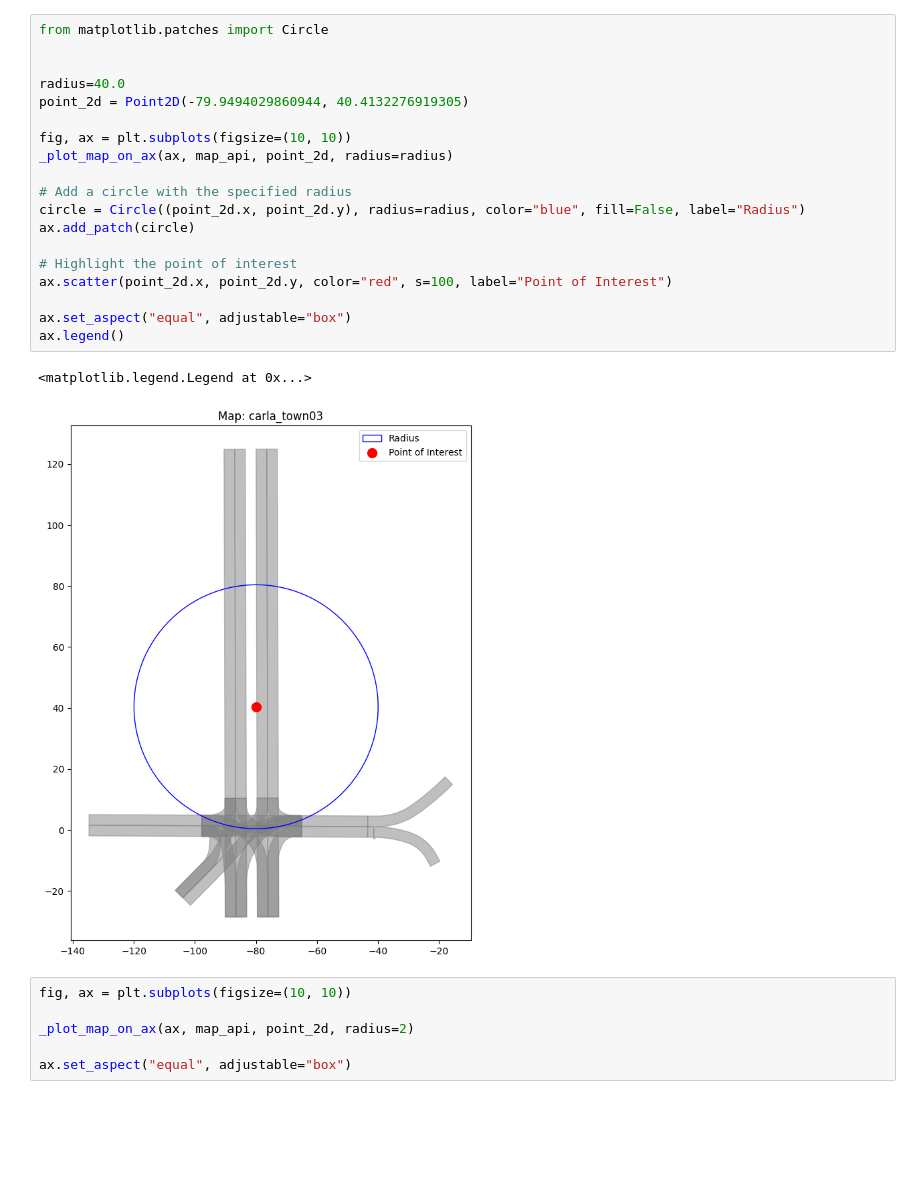
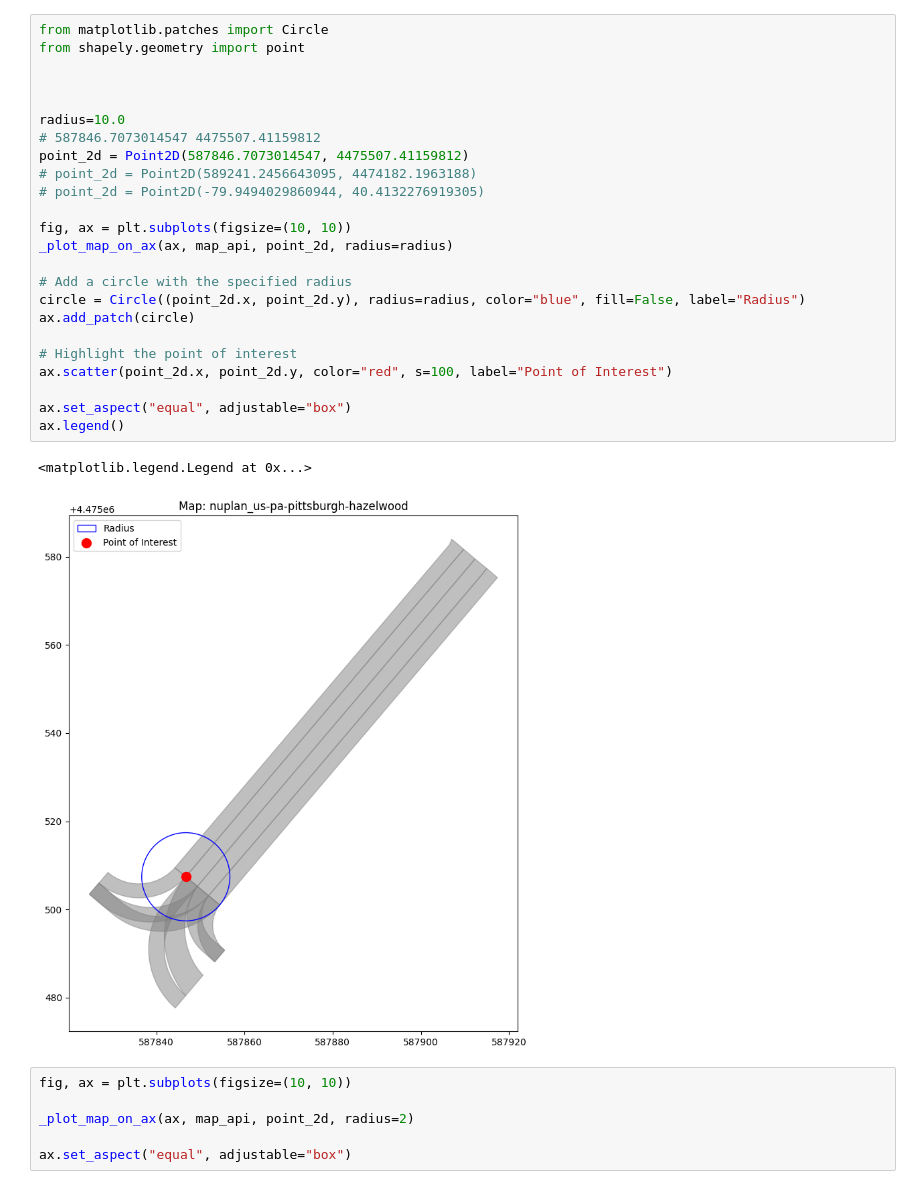
Before and after one commit to autonomousvision/py123d, a Jupyter notebook: notebooks/test_map_api.ipynb, the cells around one changed output. Saved outputs shown, nothing was run; the diff lists cells and outputs as text; blank space fills up the shorter version.

```diff
--- a/notebooks/test_map_api.ipynb
+++ b/notebooks/test_map_api.ipynb
@@ -38,25 +38,30 @@ map_api._gpd_dataframes[MapSurfaceType.LANE]
 # %%
 from matplotlib.patches import Circle
+from shapely.geometry import point
 
 
-radius=40.0
-point_2d = Point2D(-79.9494029860944, 40.4132276919305)
+
+radius=10.0
+# 587846.7073014547 4475507.41159812
+point_2d = Point2D(587846.7073014547, 4475507.41159812)
+# point_2d = Point2D(589241.2456643095, 4474182.1963188)
+# point_2d = Point2D(-79.9494029860944, 40.4132276919305)
 
 fig, ax = plt.subplots(figsize=(10, 10))
 _plot_map_on_ax(ax, map_api, point_2d, radius=radius)
 
 # Add a circle with the specified radius
 circle = Circle((point_2d.x, point_2d.y), radius=radius, color="blue", fill=False, label="Radius")
 ax.add_patch(circle)
 
 # Highlight the point of interest
 ax.scatter(point_2d.x, point_2d.y, color="red", s=100, label="Point of Interest")
 
 ax.set_aspect("equal", adjustable="box")
 ax.legend()
 # %% [output]
 <matplotlib.legend.Legend at 0x...>
-[figure, old version]
+[figure, new version]
 # %%
 fig, ax = plt.subplots(figsize=(10, 10))
 
```
Also changed, not shown: parts of 3 cells of this notebook, 4 other files.
